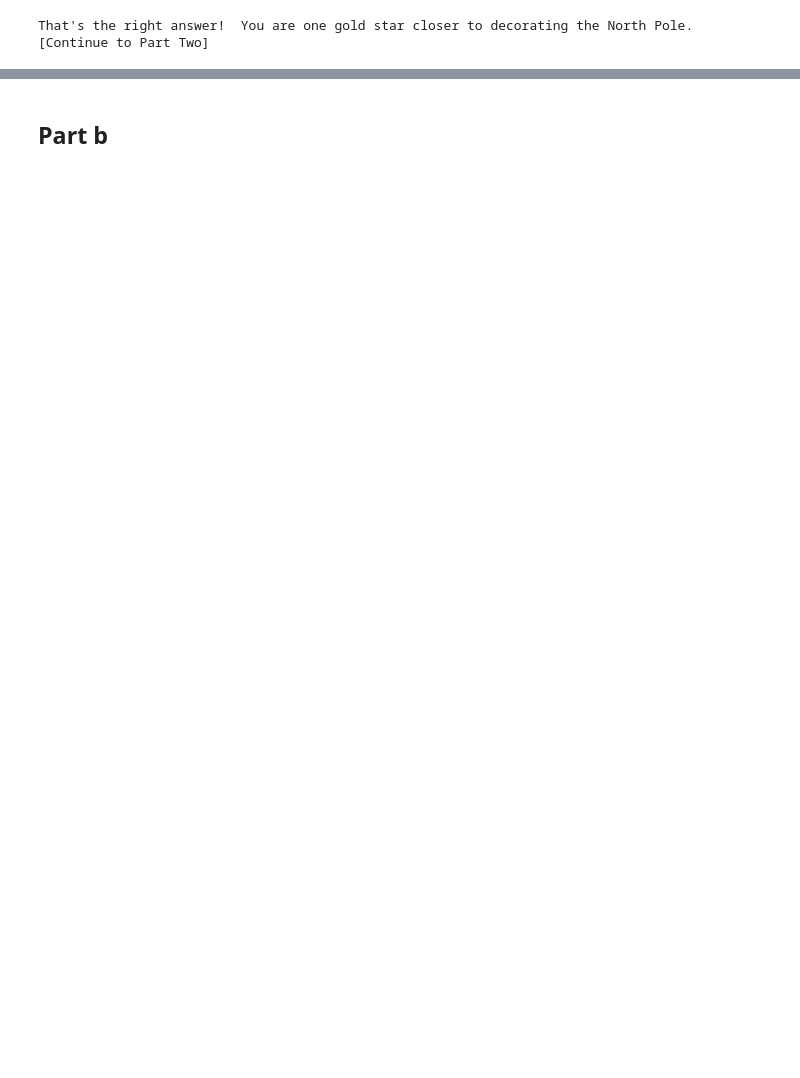
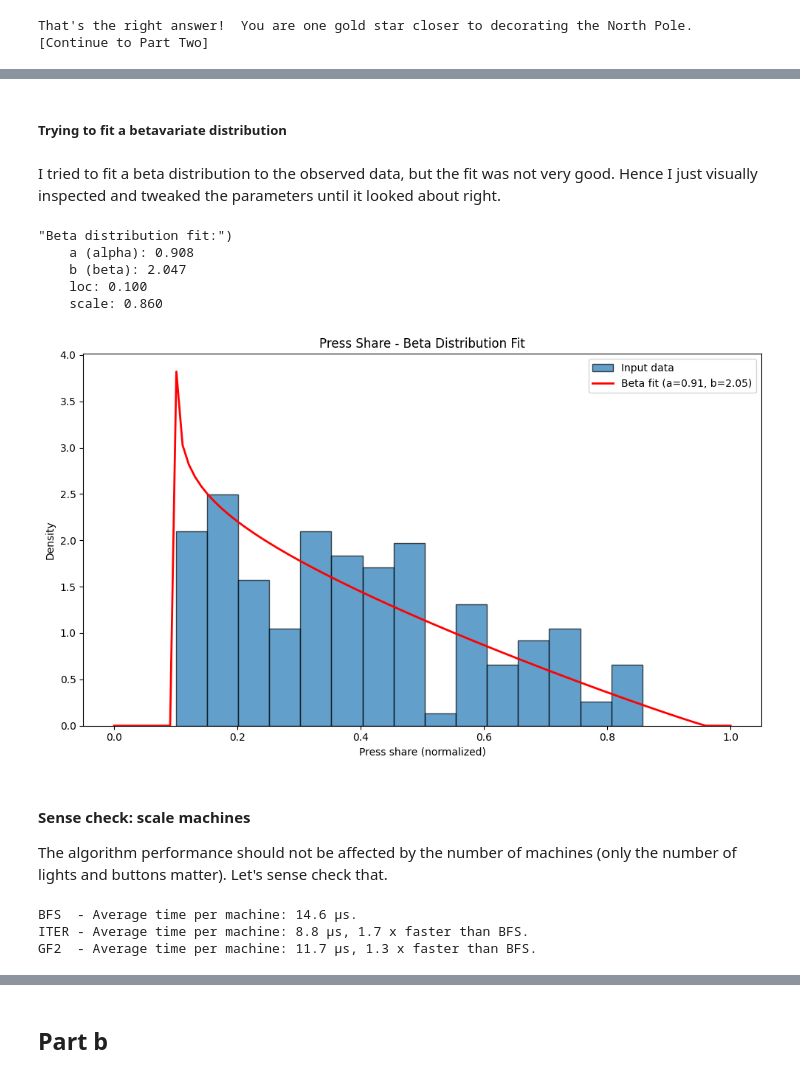
Before and after one commit to simonvanlierde/advent-of-code, a Jupyter notebook: solutions/2025/10.ipynb, the cells around one changed output, grey strips where cells are left out. Cells and saved outputs as stored; diff of their text form; code cells hidden in the pictures; blank space fills up the shorter version.

```diff
--- a/solutions/2025/10.ipynb
+++ b/solutions/2025/10.ipynb
@@ -235,0 +491,50 @@ That's the right answer!  You are one gold star closer to decorating the North P
+# %% [markdown]
+##### Trying to fit a betavariate distribution
+# %% [markdown]
+I tried to fit a beta distribution to the observed data, but the fit was not very good. Hence I just visually inspected and tweaked the parameters until it looked about right.
+# %%
+from scipy.stats import beta
+
+# Extract the data you want to fit
+input_pressed, input_surplus = extract_distributions(parse_input(input_data))
+
+# Normalize pressed_shares to [0, 1] range for beta distribution
+pressed_normalized = (np.array(input_pressed)) / 100
+
+# Fit beta distribution
+a, b, loc, scale = beta.fit(pressed_normalized)
+
+print(f""""Beta distribution fit:")
+    a (alpha): {a:.3f}
+    b (beta): {b:.3f}
+    loc: {loc:.3f}
+    scale: {scale:.3f}
+    """)
+
+# Plot comparison
+fig, ax = plt.subplots(figsize=(10, 6))
+
+# Histogram of actual data
+ax.hist(pressed_normalized, bins=15, density=True, alpha=0.7, label="Input data", edgecolor="black")
+
+# Fitted beta PDF
+x = np.linspace(0, 1, 100)
+ax.plot(x, beta.pdf(x, a, b, loc, scale), "r-", linewidth=2, label=f"Beta fit (a={a:.2f}, b={b:.2f})")
+
+ax.set_xlabel("Press share (normalized)")
+ax.set_ylabel("Density")
+ax.set_title("Press Share - Beta Distribution Fit")
+ax.legend()
+plt.tight_layout()
+plt.show()
+# %% [output]
+"Beta distribution fit:")
+    a (alpha): 0.908
+    b (beta): 2.047
+    loc: 0.100
+    scale: 0.860
+[figure, added]
+# %% [markdown]
+#### Sense check: scale machines
+
+The algorithm performance should not be affected by the number of machines (only the number of lights and buttons matter). Let's sense check that.
@@ -235,0 +555,18 @@ That's the right answer!  You are one gold star closer to decorating the North P
+# %%
+# Convert lists to numpy arrays and print statistics
+for algo, times in s_analysis_machines.items():
+    s_analysis_machines[algo] = np.array(times)
+    speedup_str = (
+        f", {np.average(s_analysis_machines['BFS'] / s_analysis_machines[algo]):.1f} x faster than BFS."
+        if algo != "BFS"
+        else "."
+    )
+
+    print(
+        f"{algo:<4} - Average time per machine: "
+        f"{np.average(s_analysis_machines[algo] / machine_counts) * 1e3:.1f} μs{speedup_str}"
+    )
+# %% [output]
+BFS  - Average time per machine: 14.6 μs.
+ITER - Average time per machine: 8.8 μs, 1.7 x faster than BFS.
+GF2  - Average time per machine: 11.7 μs, 1.3 x faster than BFS.
```
Also changed, not shown: parts of 34 cells of this notebook, 1 other file.
